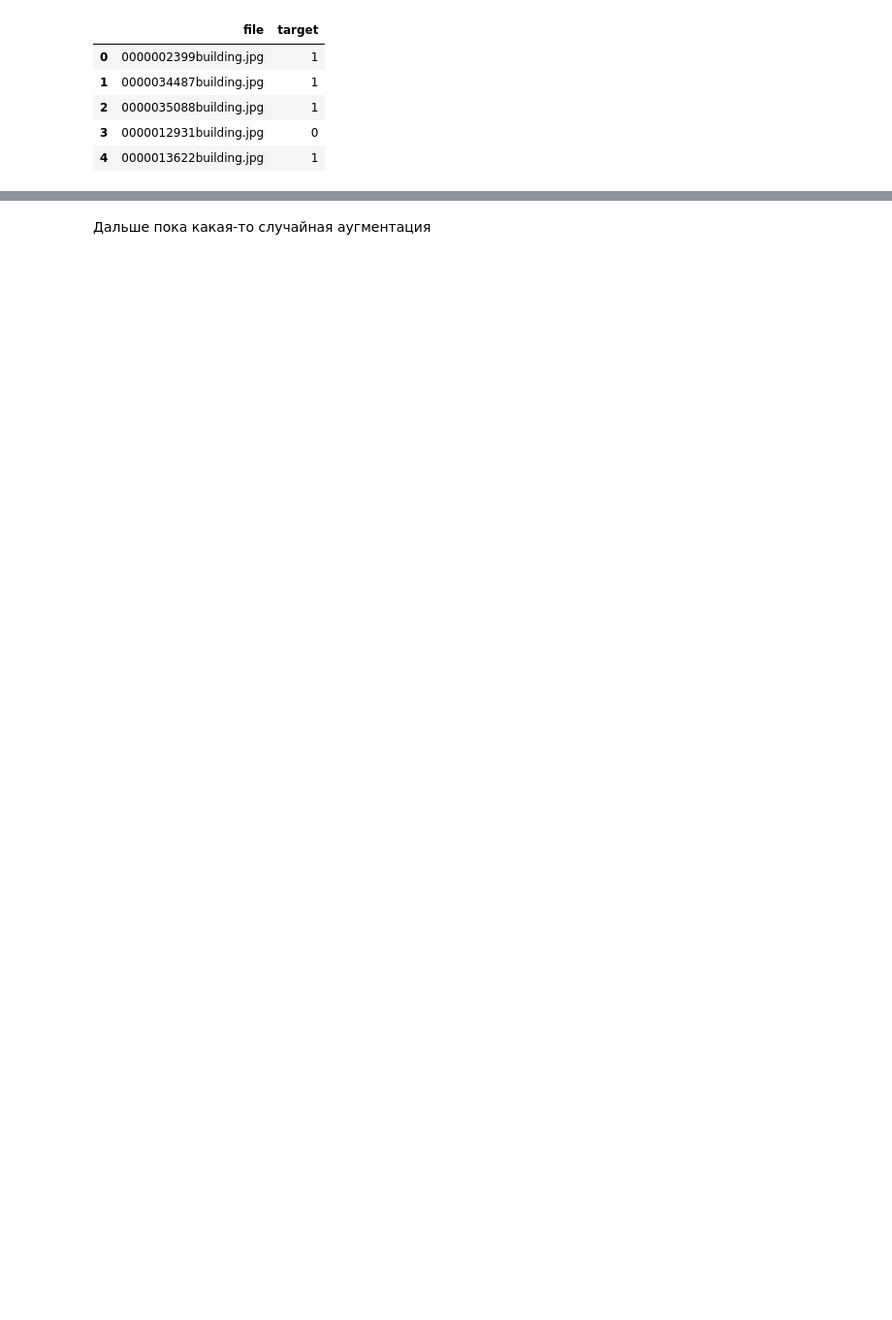
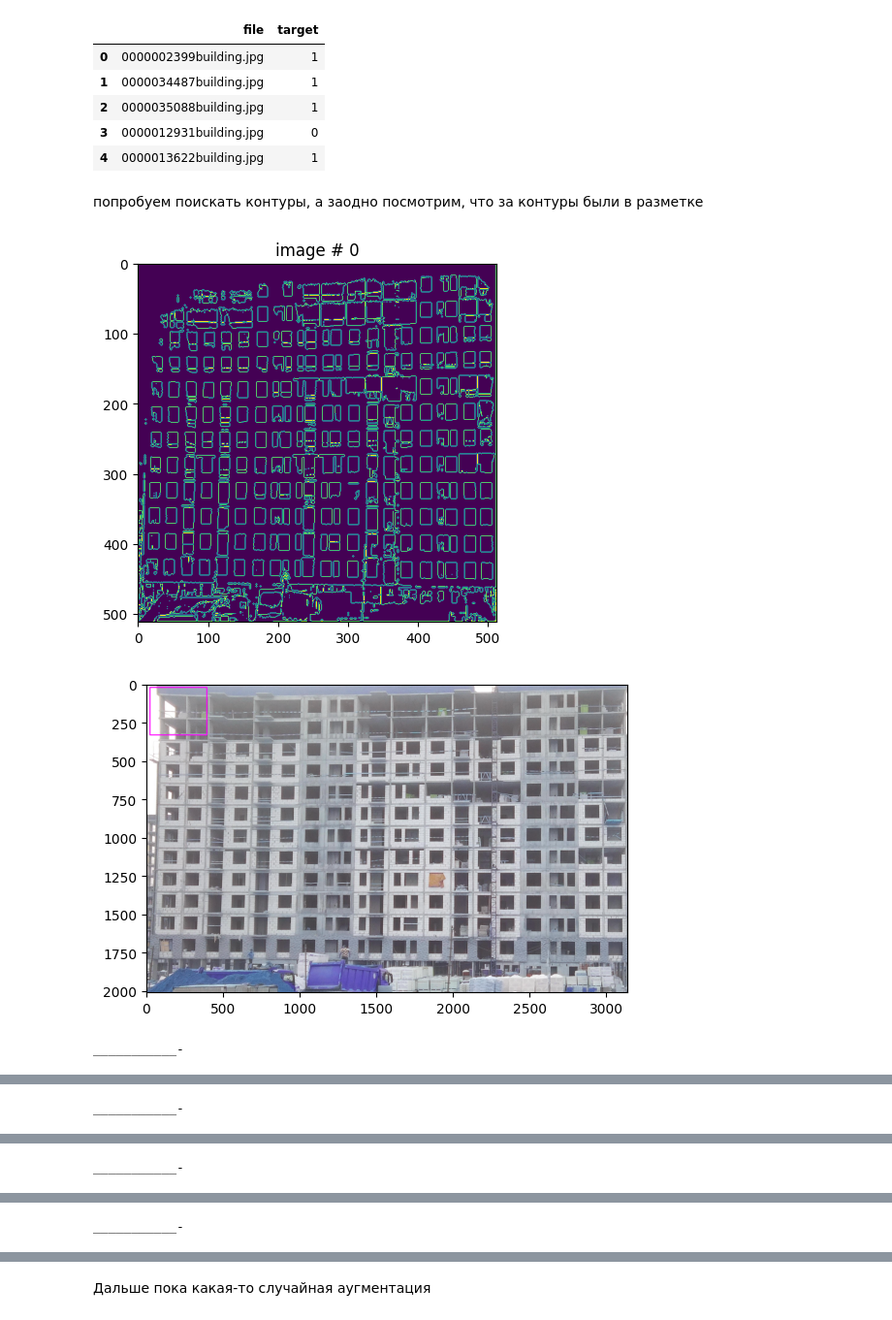
Before and after one commit to fedor-konovalenko/YPTeam_samolet, a Jupyter notebook: buildings.ipynb, the cells around one changed output, grey strips where cells are left out. Shown at 97% size. Drawn from its saved outputs; the diff is of its cells as text; code cells hidden in the pictures; blank space fills up the shorter version.

```diff
--- a/buildings.ipynb
+++ b/buildings.ipynb
@@ -115,3 +116,5 @@ descr.head()
 | 2 | 0000035088building.jpg | 1 |
 | 3 | 0000012931building.jpg | 0 |
 | 4 | 0000013622building.jpg | 1 |
+# %% [markdown]
+попробуем поискать контуры, а заодно посмотрим, что за контуры были в разметке
@@ -117,0 +137,13 @@ descr.head()
+# %%
+for i in range(len(path_list)):
+  plt.title(f'image # {i}')
+  plt.imshow(preprocessing(path_list[i])[1])
+  plt.show()
+  plt.imshow(preprocessing(path_list[i])[2])
+  plt.imshow(cv2.rectangle(preprocessing(path_list[i])[2], (box_list[i][0], box_list[i][1]), (box_list[i][2], box_list[i][3]), (255, 0, 255), 5))
+  plt.show()
+  print('___________-')
+# %% [output]
+[figure, added]
+[figure, added]
+___________-
@@ -117,0 +152 @@ descr.head()
+___________-
@@ -117,0 +155 @@ descr.head()
+___________-
@@ -117,0 +158 @@ descr.head()
+___________-
```
Also changed, not shown: parts of 21 cells of this notebook.
